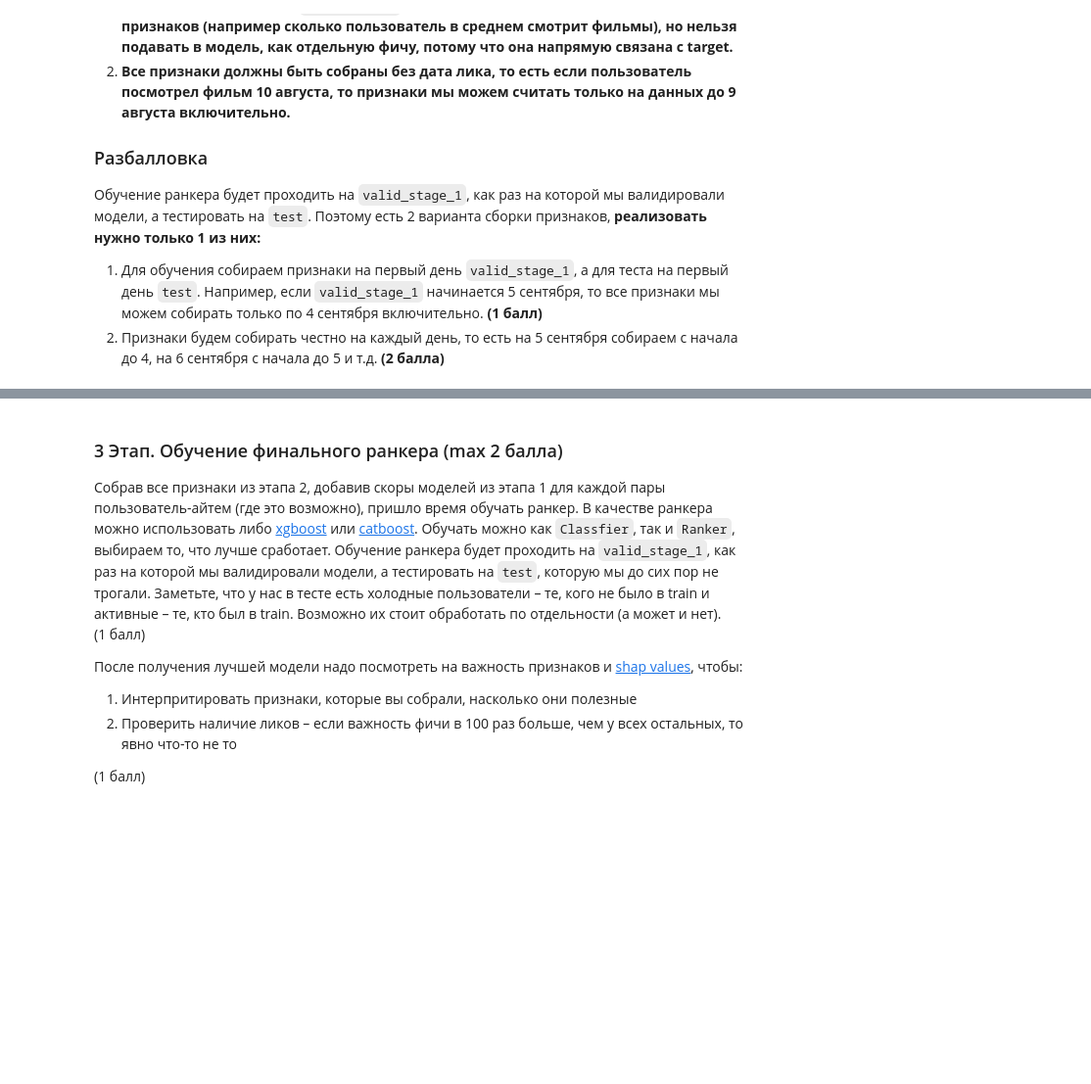
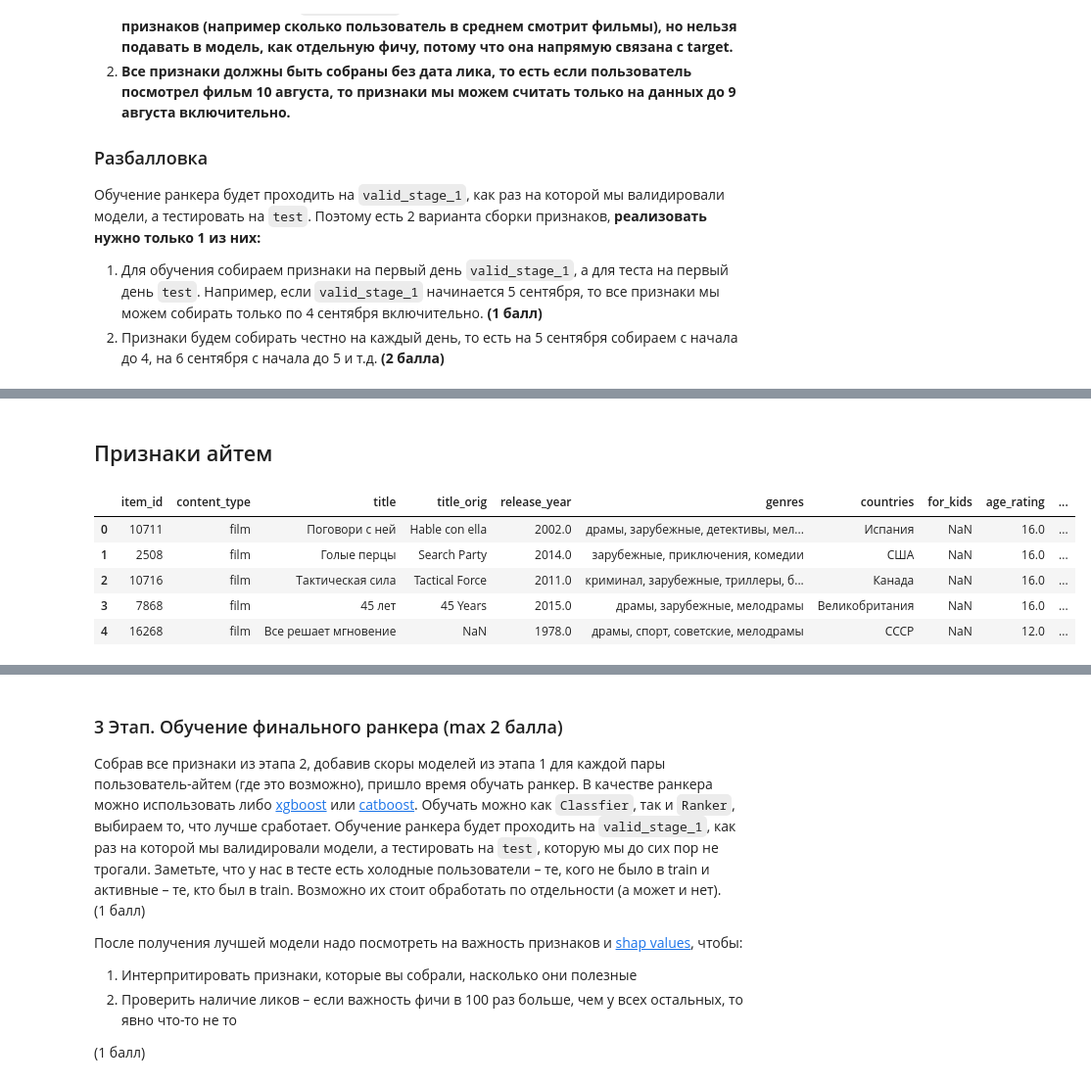
Before and after one commit to xanderkov/HSE-RecSys, a Jupyter notebook: hw-03/HSE RecSys HW3.ipynb, the cells around one changed output, grey strips where cells are left out. Shown: that part at 98% size. Saved outputs shown, nothing was run; the diff lists cells and outputs as text; code cells hidden in the pictures; blank space fills up the shorter version.

```diff
--- a/hw-03/HSE RecSys HW3.ipynb
+++ b/hw-03/HSE RecSys HW3.ipynb
@@ -512,0 +485,24 @@ test_df_with_features = # YOUR CODE IS HERE
+# %% [markdown]
+## Признаки айтем
+# %%
+def make_item_features(items, train_users):
+
+    items['item_popularity'] = items['item_id'].map(
+        train_users.groupby('item_id').size()
+    )
+    items['item_avg_pct'] = items['item_id'].map(
+        train_users.groupby('item_id')['watched_pct'].mean()
+    )
+
+    return items
+# %%
+df_items = make_item_features(df_items, train_stage)
+# %%
+df_items.head()
+# %% [output]
+|  | item_id | content_type | title | title_orig | release_year | genres | countries | for_kids | age_rating | ... |
+| 0 | 10711 | film | Поговори с ней | Hable con ella | 2002.0 | драмы, зарубежные, детективы, мел... | Испания | NaN | 16.0 | ... |
+| 1 | 2508 | film | Голые перцы | Search Party | 2014.0 | зарубежные, приключения, комедии | США | NaN | 16.0 | ... |
+| 2 | 10716 | film | Тактическая сила | Tactical Force | 2011.0 | криминал, зарубежные, триллеры, б... | Канада | NaN | 16.0 | ... |
+| 3 | 7868 | film | 45 лет | 45 Years | 2015.0 | драмы, зарубежные, мелодрамы | Великобритания | NaN | 16.0 | ... |
+| 4 | 16268 | film | Все решает мгновение | NaN | 1978.0 | драмы, спорт, советские, мелодрамы | СССР | NaN | 12.0 | ... |
```
Also changed, not shown: parts of 20 cells of this notebook.
